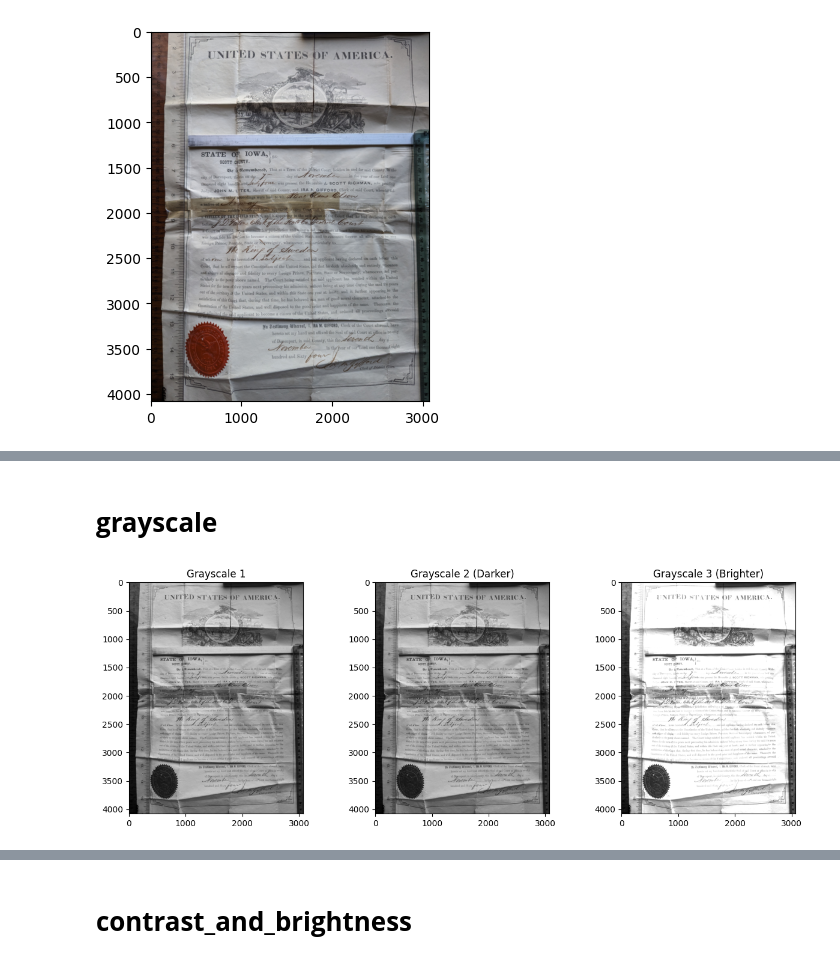
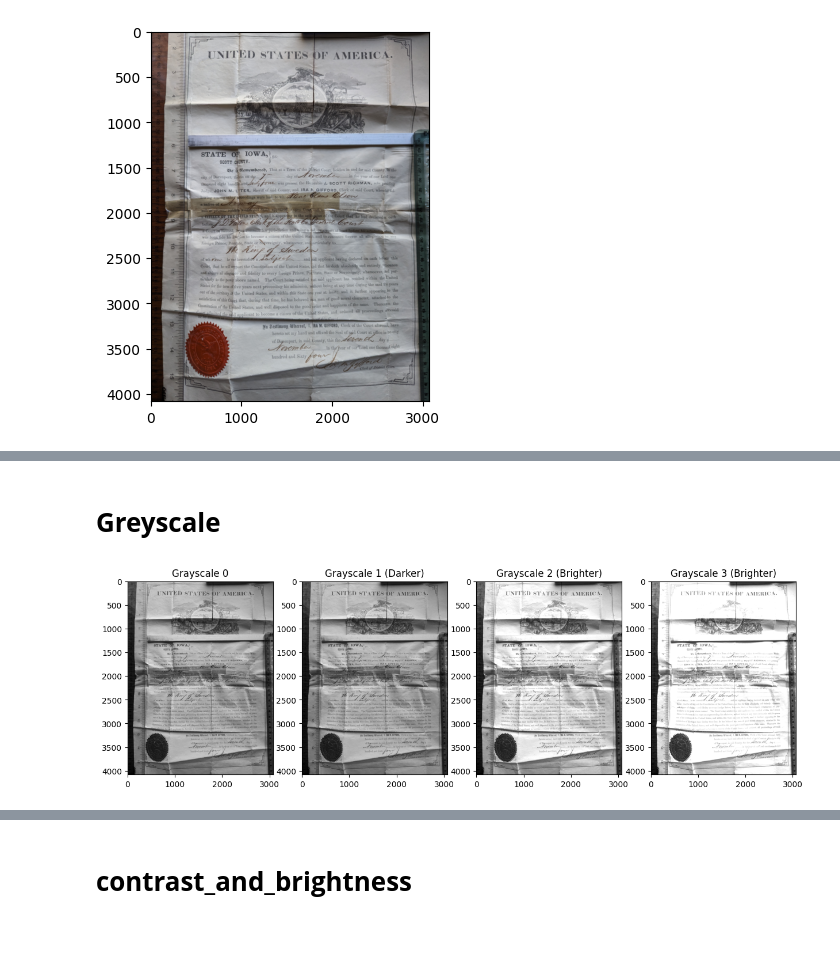
Before and after one commit to blu3crab/AIM, a Jupyter notebook: ipynb/aim_xformer.ipynb, the cells around one changed output, grey strips where cells are left out. Saved outputs shown, nothing was run; the diff lists cells and outputs as text; code cells hidden in the pictures; blank space fills up the shorter version.

Commit message:
pre-pipeline - grayscale eval

```diff
--- a/ipynb/aim_xformer.ipynb
+++ b/ipynb/aim_xformer.ipynb
@@ -31,0 +110,42 @@ aim_xformer.trial_xform(image_path)
+# %%
+###############################################################################
+# apply grayscale multiple times with varying intensity
+# image_path = '/content/gdrive/MyDrive/AIM/citizen_1864_rescan.jpg'
+
+def apply_grayscale(image_path, intensity_a=0.7, intensity_b=1.3, intensity_c=1.8):
+    # read image
+    img = mpimg.imread(image_path)
+
+    # Load an image
+    image = img
+    # image = cv2.imread('your_image.jpg')  # Replace 'your_image.jpg' with your image file
+
+    # Apply grayscale multiple times with varying intensity
+    result1 = grayscale(image)
+    result2 = grayscale(image, intensity_a)
+    result3 = grayscale(image, intensity_b)
+    result4 = grayscale(image, intensity_c)
+
+    # result2 = cv2.multiply(grayscale(image), intensity_a)  # Slightly darker
+    # result3 = cv2.multiply(grayscale(image), intensity_b)  # Slightly brighter
+
+    # Display images side-by-side
+    fig, axes = plt.subplots(nrows=1, ncols=4, figsize=(15, 5))  # Adjust figsize if needed
+
+    axes[0].imshow(result1, cmap='gray')
+    axes[0].set_title('Grayscale 0')
+    cv2.imwrite(os.path.join(gdrive_path, 'citizen_xform1a.jpg'), result1)
+
+    axes[1].imshow(result2, cmap='gray')
+    axes[1].set_title('Grayscale 1 (Darker)')
+    cv2.imwrite(os.path.join(gdrive_path, 'citizen_xform1b.jpg'), result2)
+
+    axes[2].imshow(result3, cmap='gray')
+    axes[2].set_title('Grayscale 2 (Brighter)')
+    cv2.imwrite(os.path.join(gdrive_path, 'citizen_xform1c.jpg'), result3)
+
+    axes[3].imshow(result4, cmap='gray')
+    axes[3].set_title('Grayscale 3 (Brighter)')
+    cv2.imwrite(os.path.join(gdrive_path, 'citizen_xform1d.jpg'), result3)
+
+    plt.show()
@@ -40,6 +253,7 @@ aim_xformer.trial_xform(image_path)
 # %% [markdown]
-# **grayscale**
+# **Greyscale**
 # %%
-aim_xformer.apply_grayscale(image_path, 0.5, 1.8)
+#aim_xformer.apply_grayscale(image_path, 0.5, 1.8)
+apply_grayscale(image_path, 0.5, 1.3, 1.8)
 # %% [output]
-[figure, old version]
+[figure, new version]
```
Also changed, not shown: parts of 20 cells of this notebook, 4 other files.
